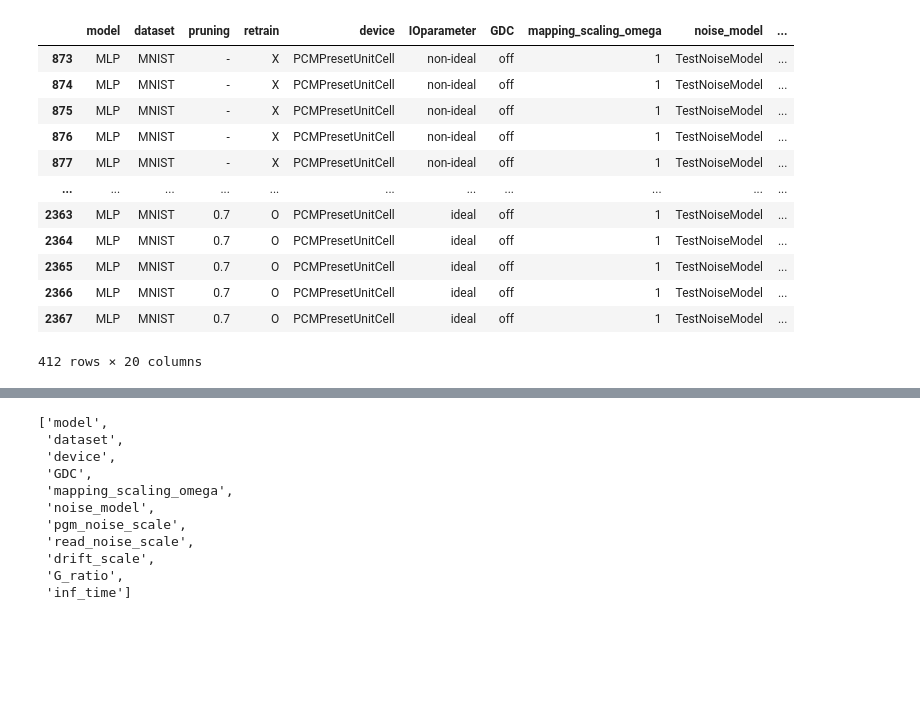
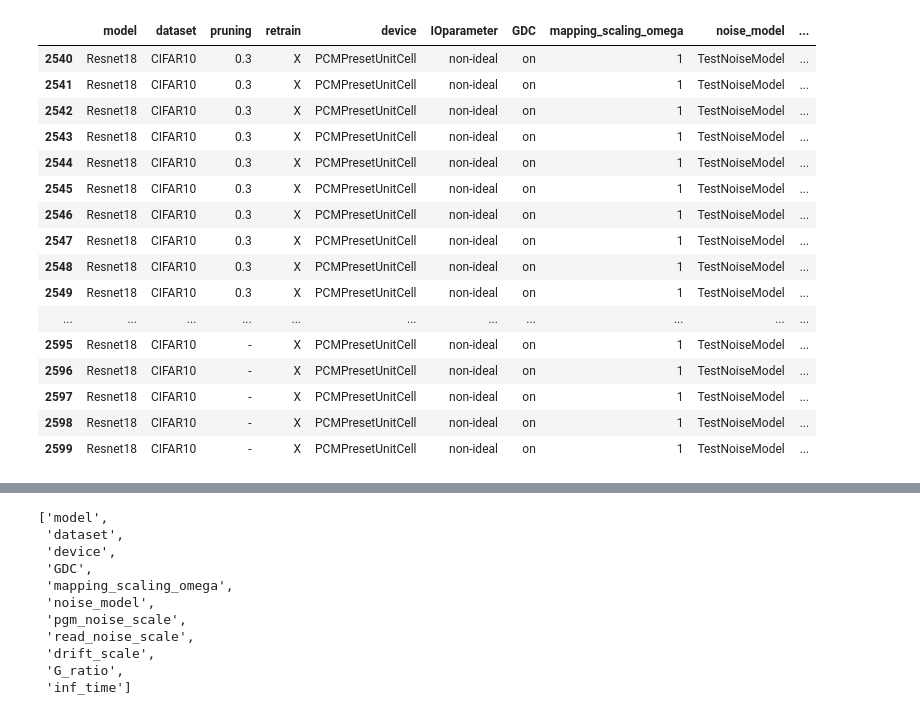
Before and after one commit to PRAM-weight-biasing/PRAM-weight-biasing, a Jupyter notebook: z_data_processing/241211_p_percent_retrain.ipynb, the cells around one changed output, grey strips where cells are left out. Cells and saved outputs as stored; diff of their text form; code cells hidden in the pictures; blank space fills up the shorter version.

```diff
--- a/z_data_processing/241211_p_percent_retrain.ipynb
+++ b/z_data_processing/241211_p_percent_retrain.ipynb
@@ -18,20 +20,24 @@ df_mlp = df[df['model'] == 'MLP']
 # %%
 # df_mlp = df[df['model'] == 'MLP']
 # df_res = df[df['drift_model'] == 'Resnet18']
-# %%
-df_mlp
-# %% [output]
-|  | model | dataset | pruning | retrain | device | IOparameter | GDC | mapping_scaling_omega | noise_model | ... |
-| 873 | MLP | MNIST | - | X | PCMPresetUnitCell | non-ideal | off | 1 | TestNoiseModel | ... |
-| 874 | MLP | MNIST | - | X | PCMPresetUnitCell | non-ideal | off | 1 | TestNoiseModel | ... |
-| 875 | MLP | MNIST | - | X | PCMPresetUnitCell | non-ideal | off | 1 | TestNoiseModel | ... |
-| 876 | MLP | MNIST | - | X | PCMPresetUnitCell | non-ideal | off | 1 | TestNoiseModel | ... |
-| 877 | MLP | MNIST | - | X | PCMPresetUnitCell | non-ideal | off | 1 | TestNoiseModel | ... |
-| ... | ... | ... | ... | ... | ... | ... | ... | ... | ... | ... |
-| 2363 | MLP | MNIST | 0.7 | O | PCMPresetUnitCell | ideal | off | 1 | TestNoiseModel | ... |
-| 2364 | MLP | MNIST | 0.7 | O | PCMPresetUnitCell | ideal | off | 1 | TestNoiseModel | ... |
-| 2365 | MLP | MNIST | 0.7 | O | PCMPresetUnitCell | ideal | off | 1 | TestNoiseModel | ... |
-| 2366 | MLP | MNIST | 0.7 | O | PCMPresetUnitCell | ideal | off | 1 | TestNoiseModel | ... |
-| 2367 | MLP | MNIST | 0.7 | O | PCMPresetUnitCell | ideal | off | 1 | TestNoiseModel | ... |
-412 rows × 20 columns
+# %%
+df_res
+# %% [output]
+|  | model | dataset | pruning | retrain | device | IOparameter | GDC | mapping_scaling_omega | noise_model | ... |
+| 2540 | Resnet18 | CIFAR10 | 0.3 | X | PCMPresetUnitCell | non-ideal | on | 1 | TestNoiseModel | ... |
+| 2541 | Resnet18 | CIFAR10 | 0.3 | X | PCMPresetUnitCell | non-ideal | on | 1 | TestNoiseModel | ... |
+| 2542 | Resnet18 | CIFAR10 | 0.3 | X | PCMPresetUnitCell | non-ideal | on | 1 | TestNoiseModel | ... |
+| 2543 | Resnet18 | CIFAR10 | 0.3 | X | PCMPresetUnitCell | non-ideal | on | 1 | TestNoiseModel | ... |
+| 2544 | Resnet18 | CIFAR10 | 0.3 | X | PCMPresetUnitCell | non-ideal | on | 1 | TestNoiseModel | ... |
+| 2545 | Resnet18 | CIFAR10 | 0.3 | X | PCMPresetUnitCell | non-ideal | on | 1 | TestNoiseModel | ... |
+| 2546 | Resnet18 | CIFAR10 | 0.3 | X | PCMPresetUnitCell | non-ideal | on | 1 | TestNoiseModel | ... |
+| 2547 | Resnet18 | CIFAR10 | 0.3 | X | PCMPresetUnitCell | non-ideal | on | 1 | TestNoiseModel | ... |
+| 2548 | Resnet18 | CIFAR10 | 0.3 | X | PCMPresetUnitCell | non-ideal | on | 1 | TestNoiseModel | ... |
+| 2549 | Resnet18 | CIFAR10 | 0.3 | X | PCMPresetUnitCell | non-ideal | on | 1 | TestNoiseModel | ... |
+| ... | ... | ... | ... | ... | ... | ... | ... | ... | ... | ... |
+| 2595 | Resnet18 | CIFAR10 | - | X | PCMPresetUnitCell | non-ideal | on | 1 | TestNoiseModel | ... |
+| 2596 | Resnet18 | CIFAR10 | - | X | PCMPresetUnitCell | non-ideal | on | 1 | TestNoiseModel | ... |
+| 2597 | Resnet18 | CIFAR10 | - | X | PCMPresetUnitCell | non-ideal | on | 1 | TestNoiseModel | ... |
+| 2598 | Resnet18 | CIFAR10 | - | X | PCMPresetUnitCell | non-ideal | on | 1 | TestNoiseModel | ... |
+| 2599 | Resnet18 | CIFAR10 | - | X | PCMPresetUnitCell | non-ideal | on | 1 | TestNoiseModel | ... |
 # %%
```
Also changed, not shown: parts of 6 cells of this notebook, 3 other files.
